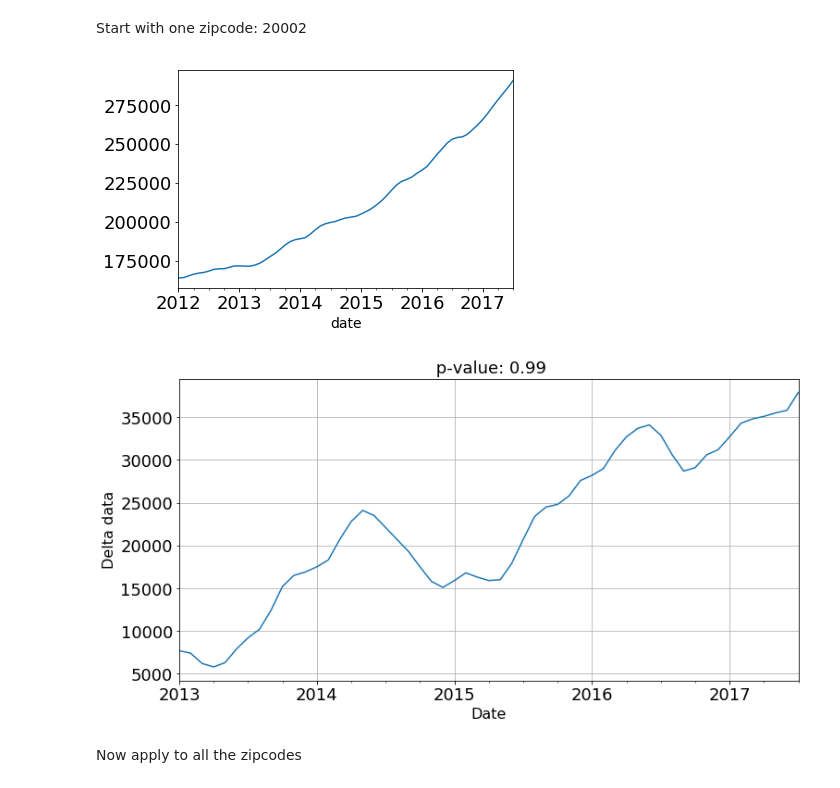
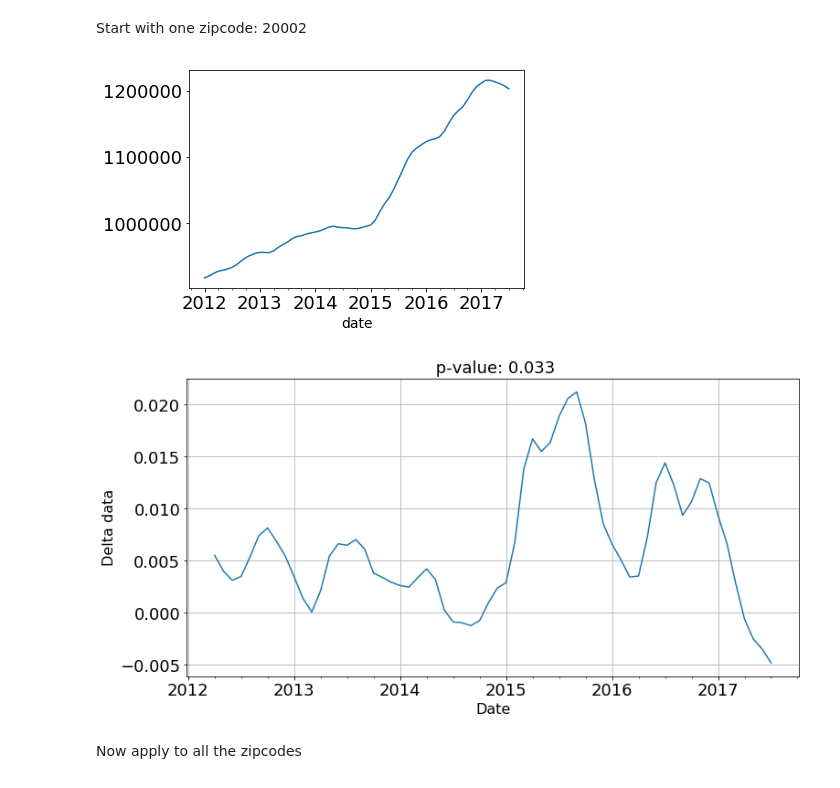
Before and after one commit to angelmanzur/TimeSeries_Zillow_Proj, a Jupyter notebook: Zillow_project-Kelly3.ipynb, the cells around one changed output. Drawn from its saved outputs; the diff is of its cells as text; code cells hidden in the pictures.

Commit message:
updated trend removing functions, and restricted the number of lags in q and p parameter calculatoin

```diff
--- a/Zillow_project-Kelly3.ipynb
+++ b/Zillow_project-Kelly3.ipynb
@@ -39,19 +28,24 @@ from all_the_functions import *
 # %% [markdown]
 Start with one zipcode: 20002
 # %%
-data = dc_df_T.loc['2012-01-01':'2017-07-1'][20019]
+data = dc_df_T.loc['2012-01-01':'2017-07-1'][20016]
 
 
 data.plot()
+Trend_elimination(data)
+ldata = np.log(data)
+data_roll_mean = ldata.shift(12)
+# ldata = np.log(data.)
+# pval = Compare_Transformations(ldata, ldata.shift(1))
 
-data_roll_mean = data.shift(12)
+Plot_Compare(ldata, ldata.rolling(window=4).mean())
 
-pval = Compare_Transformations(data, data_roll_mean)
-
-Plot_Compare(data, data_roll_mean)
+# decomposition = sm.tsa.seasonal_decompose(data, model='additive')
+# fig = decomposition.plot()
+# data.head(),ldata.head()
 # %% [output]
-[figure, old version]
+[figure, new version]
-[figure, old version]
+[figure, new version]
 # %% [markdown]
 Now apply to all the zipcodes
 # %%
```
Also changed, not shown: parts of 19 cells of this notebook, 1 other file.
